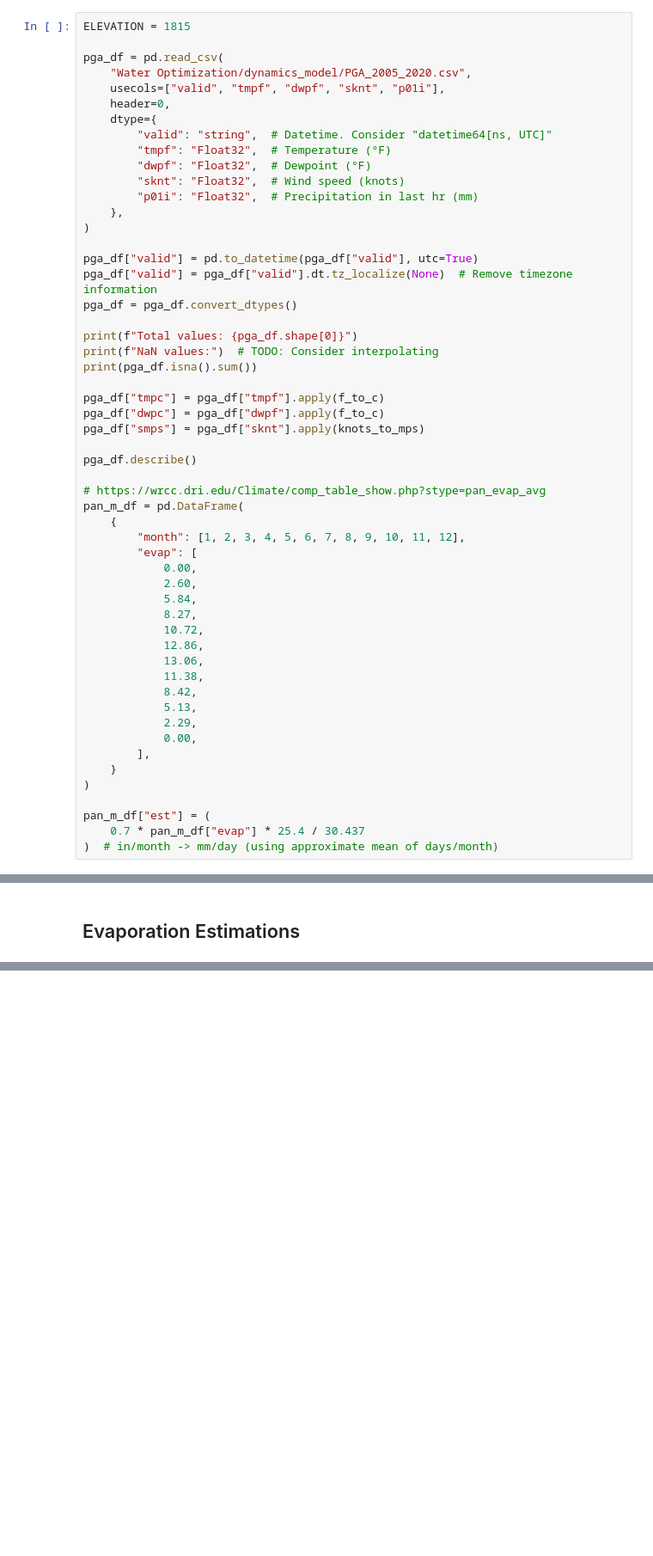
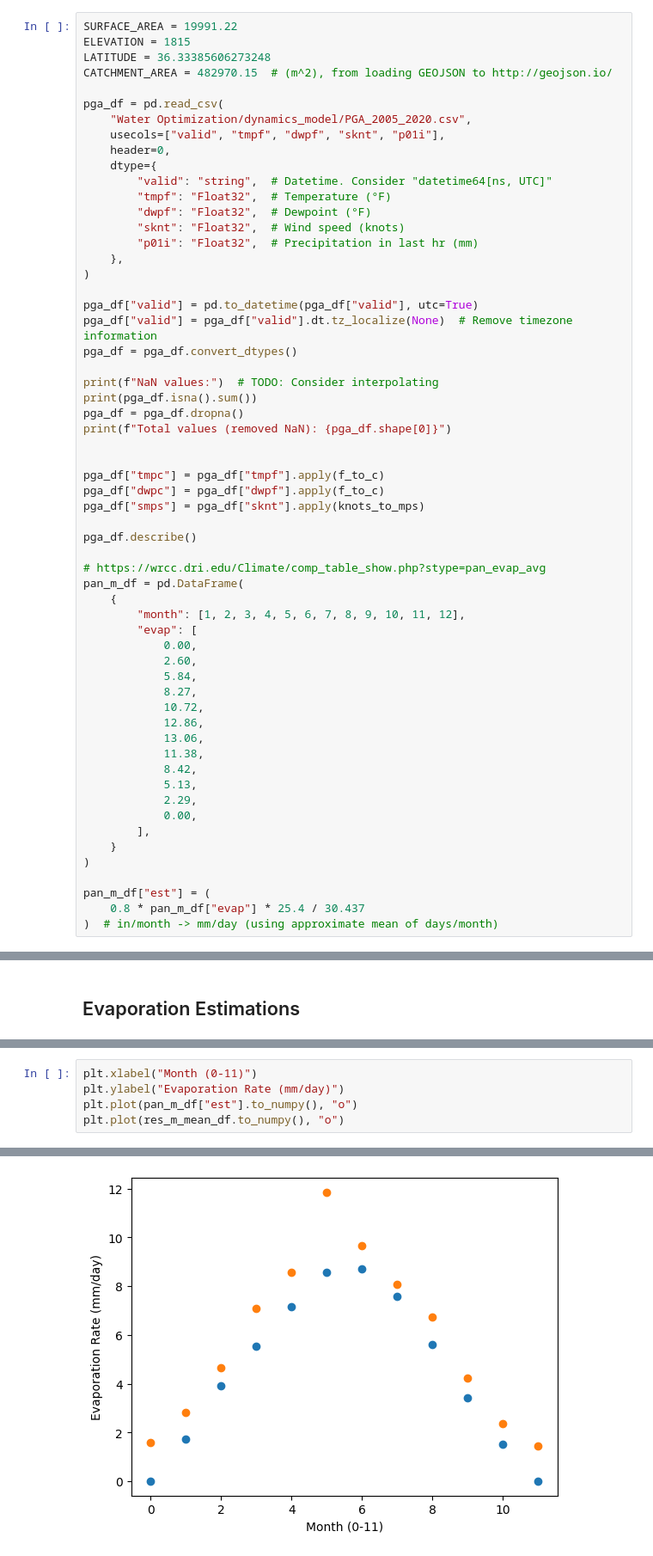
Before and after one commit to quinnouyang/Bodaway-Gap-Research, a Jupyter notebook: Water Optimization/dynamics_model/evaporation_modeling.ipynb, the cells around one changed output, grey strips where cells are left out. Shown at 86% size. Drawn from its saved outputs; the diff is of its cells as text; blank space fills up the shorter version.

Commit message:
Update models, curve fit, etc.

```diff
--- a/Water Optimization/dynamics_model/evaporation_modeling.ipynb
+++ b/Water Optimization/dynamics_model/evaporation_modeling.ipynb
@@ -70,7 +96,10 @@ Query details: Arizona ASOS, PAGE MUNI, all data, 01/01/2003 - 01/01/2023, UTC,
 
 Exact API query: https://mesonet.agron.iastate.edu/cgi-bin/request/asos.py?station=PGA&data=all&year1=2003&month1=1&day1=1&year2=2023&month2=1&day2=1&tz=Etc%2FUTC&format=onlycomma&latlon=no&elev=no&missing=empty&trace=empty&direct=yes&report_type=3&report_type=4
 # %%
+SURFACE_AREA = 19991.22
 ELEVATION = 1815
+LATITUDE = 36.33385606273248
+CATCHMENT_AREA = 482970.15  # (m^2), from loading GEOJSON to http://geojson.io/
 
 pga_df = pd.read_csv(
     "Water Optimization/dynamics_model/PGA_2005_2020.csv",
@@ -89,9 +118,11 @@ pga_df["valid"] = pd.to_datetime(pga_df["valid"], utc=True)
 pga_df["valid"] = pga_df["valid"].dt.tz_localize(None)  # Remove timezone information
 pga_df = pga_df.convert_dtypes()
 
-print(f"Total values: {pga_df.shape[0]}")
 print(f"NaN values:")  # TODO: Consider interpolating
 print(pga_df.isna().sum())
+pga_df = pga_df.dropna()
+print(f"Total values (removed NaN): {pga_df.shape[0]}")
+
 
 pga_df["tmpc"] = pga_df["tmpf"].apply(f_to_c)
 pga_df["dwpc"] = pga_df["dwpf"].apply(f_to_c)
@@ -121,5 +152,5 @@ pan_m_df = pd.DataFrame(
 )
 
 pan_m_df["est"] = (
-    0.7 * pan_m_df["evap"] * 25.4 / 30.437
+    0.8 * pan_m_df["evap"] * 25.4 / 30.437
 )  # in/month -> mm/day (using approximate mean of days/month)
@@ -194,0 +267,6 @@ res_m_df["est"].groupby(res_m_df["month"]).mean().plot()
+# %%
+plt.xlabel("Month (0-11)")
+plt.ylabel("Evaporation Rate (mm/day)")
+plt.plot(pan_m_df["est"].to_numpy(), "o")
+plt.plot(res_m_mean_df.to_numpy(), "o")
+# %% [output]
@@ -194,0 +274 @@ res_m_df["est"].groupby(res_m_df["month"]).mean().plot()
+[figure, added]
```
Also changed, not shown: parts of 14 cells of this notebook, 1 other file.
